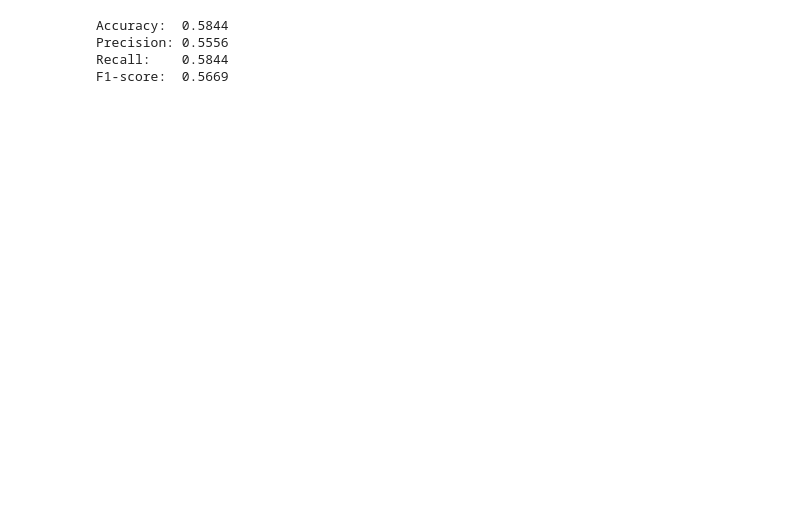
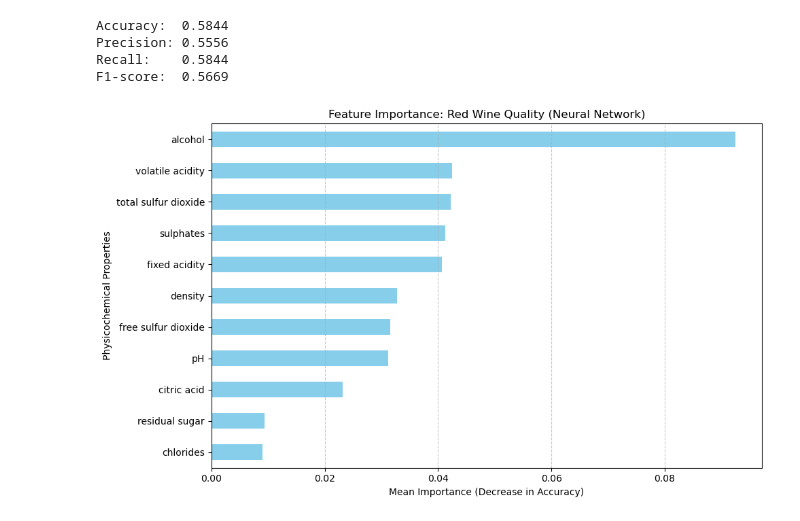
Before and after one commit to luanhoangle05/DATA221_PROJECT_RED_WINE_QUALITY_NEW, a Jupyter notebook: notebooks/05_neural_net.ipynb, the cells around one changed output. Cells and saved outputs as stored; diff of their text form; code cells hidden in the pictures; blank space fills up the shorter version.

Commit message:
graph for neural net

```diff
--- a/notebooks/05_neural_net.ipynb
+++ b/notebooks/05_neural_net.ipynb
@@ -61,3 +61,37 @@ Accuracy:  0.5844
 Precision: 0.5556
 Recall:    0.5844
 F1-score:  0.5669
+# %%
+from sklearn.inspection import permutation_importance
+import matplotlib.pyplot as plt
+import pandas as pd
+
+# 1. Calculate Permutation Importance for your Neural Network
+# This measures how much the model's accuracy drops when a feature is shuffled
+result = permutation_importance(
+    neural_network_mlp,
+    X_test_scaled,
+    y_test,
+    n_repeats=10,
+    random_state=42
+)
+
+# 2. Organize the data for plotting
+# X.columns contains: fixed acidity, volatile acidity, citric acid, pH, alcohol, etc.
+feature_importance = pd.Series(
+    result.importances_mean,
+    index=X.columns
+).sort_values(ascending=True)
+
+# 3. Create the Visualization
+plt.figure(figsize=(10, 6))
+feature_importance.plot(kind='barh', color='skyblue')
+
+plt.title("Feature Importance: Red Wine Quality (Neural Network)")
+plt.xlabel("Mean Importance (Decrease in Accuracy)")
+plt.ylabel("Physicochemical Properties")
+plt.grid(axis='x', linestyle='--', alpha=0.7)
+plt.tight_layout()
+plt.show()
+# %% [output]
+[figure, added]
```
